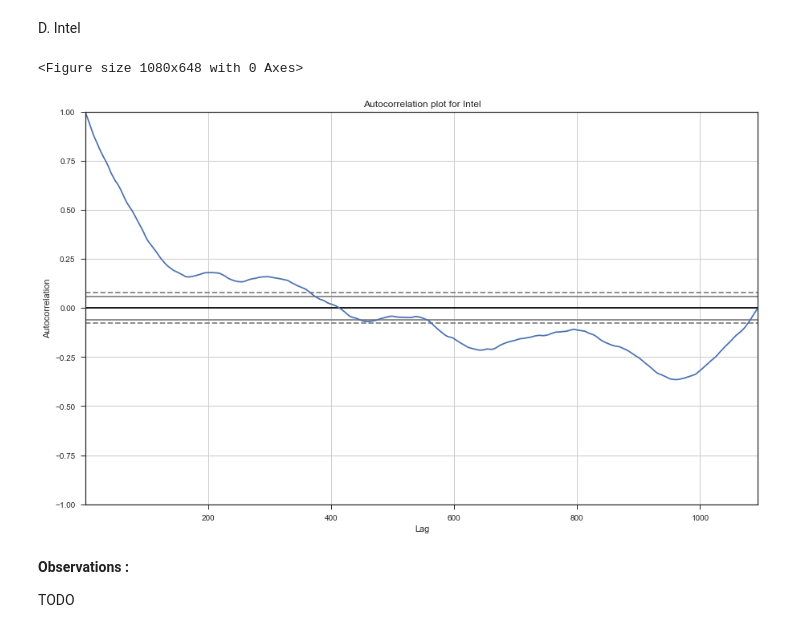
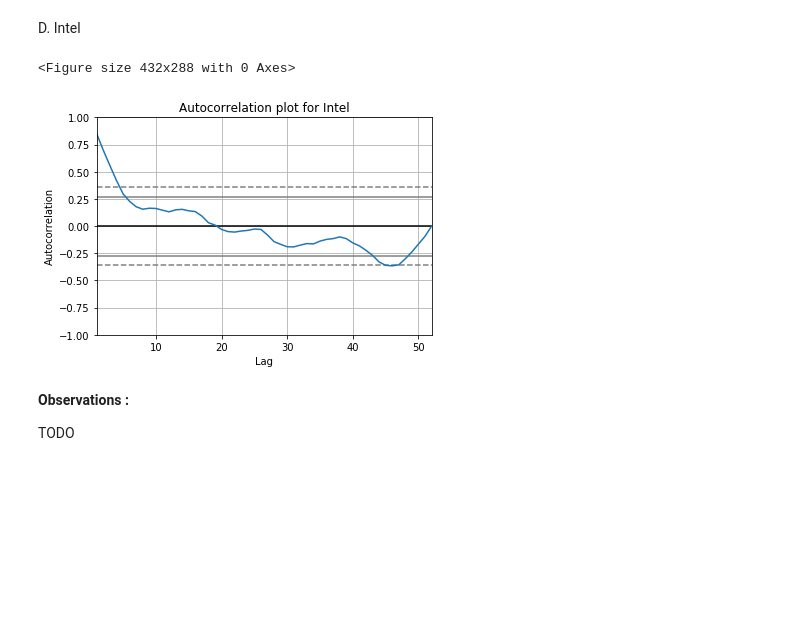
Before and after one commit to kaustubhsaha/myrepo, a Jupyter notebook: Data Analysis/Stock Price Analysis/Stock_Analysis.ipynb, the cells around one changed output. Cells and saved outputs as stored; diff of their text form; code cells hidden in the pictures; blank space fills up the shorter version.

```diff
--- a/Data Analysis/Stock Price Analysis/Stock_Analysis.ipynb
+++ b/Data Analysis/Stock Price Analysis/Stock_Analysis.ipynb
@@ -27,7 +27,6 @@ from datetime import datetime
 
 from IPython.display import HTML, display
 
-pylab.rcParams['figure.figsize'] = (15, 9)
 
 plt.ioff()
 # %% [markdown]
@@ -441,14 +440,14 @@ D. Intel
 # %%
 plt.cla()
 plt.clf()
 
 plt.figure()
-plotting.autocorrelation_plot(intel["Adj. Close"])
+plotting.autocorrelation_plot(intel_monthend["Adj. Close"])
 plt.title("Autocorrelation plot for Intel")
 plt.show()
 # %% [output]
-<Figure size 1080x648 with 0 Axes>
+<Figure size 432x288 with 0 Axes>
-[figure, old version]
+[figure, new version]
 # %% [markdown]
 <b>Observations :</b>
 
```
Also changed, not shown: parts of 6 cells of this notebook.
